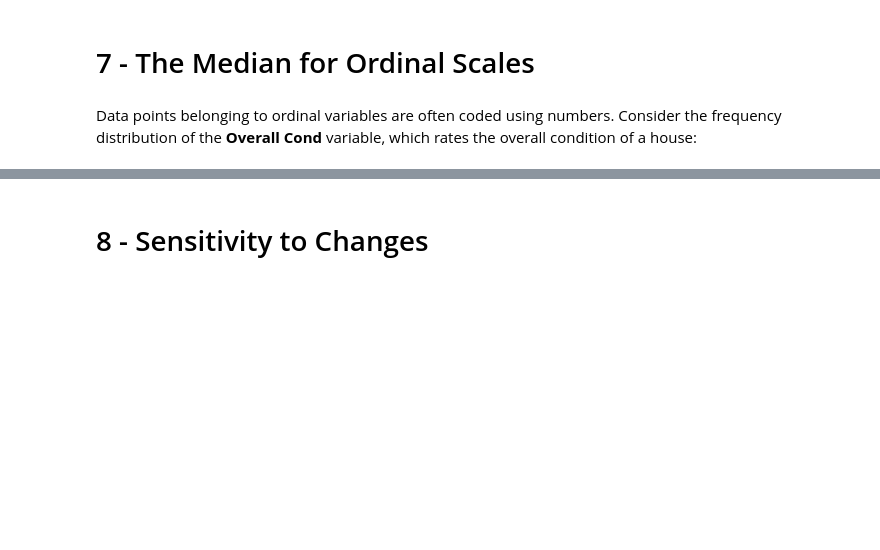
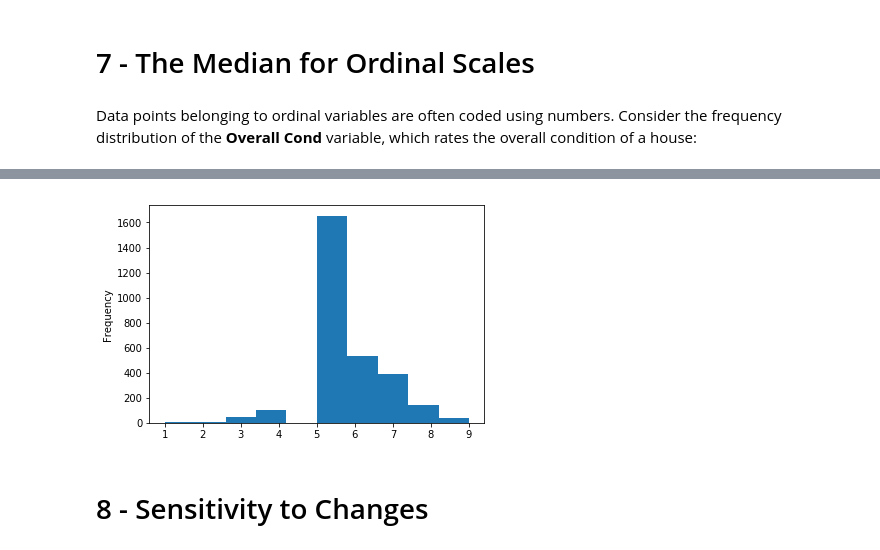
Before and after one commit to jancyaragao/-Probability_AverageStudy, a Jupyter notebook: Aula#17/Lesson_17_The_Weighted_Mean_and_the_Median.ipynb, the cells around one changed output, grey strips where cells are left out. Drawn from its saved outputs; the diff is of its cells as text; code cells hidden in the pictures; blank space fills up the shorter version.

```diff
--- a/Aula#17/Lesson_17_The_Weighted_Mean_and_the_Median.ipynb
+++ b/Aula#17/Lesson_17_The_Weighted_Mean_and_the_Median.ipynb
@@ -378,3 +462,14 @@ Because the median doesn't involve arithmetical operations, it's considered a be
+# %%
+# put your code here
+mean = houses['Overall Cond'].mean()
+median = houses['Overall Cond'].median()
+
+houses['Overall Cond'].plot.hist()
+plt.show()
+
+more_representative = mean
+# %% [output]
+[figure, added]
 # %% [markdown]
 # 8 - Sensitivity to Changes
 # %% [markdown]
```
Also changed, not shown: parts of 11 cells of this notebook.
